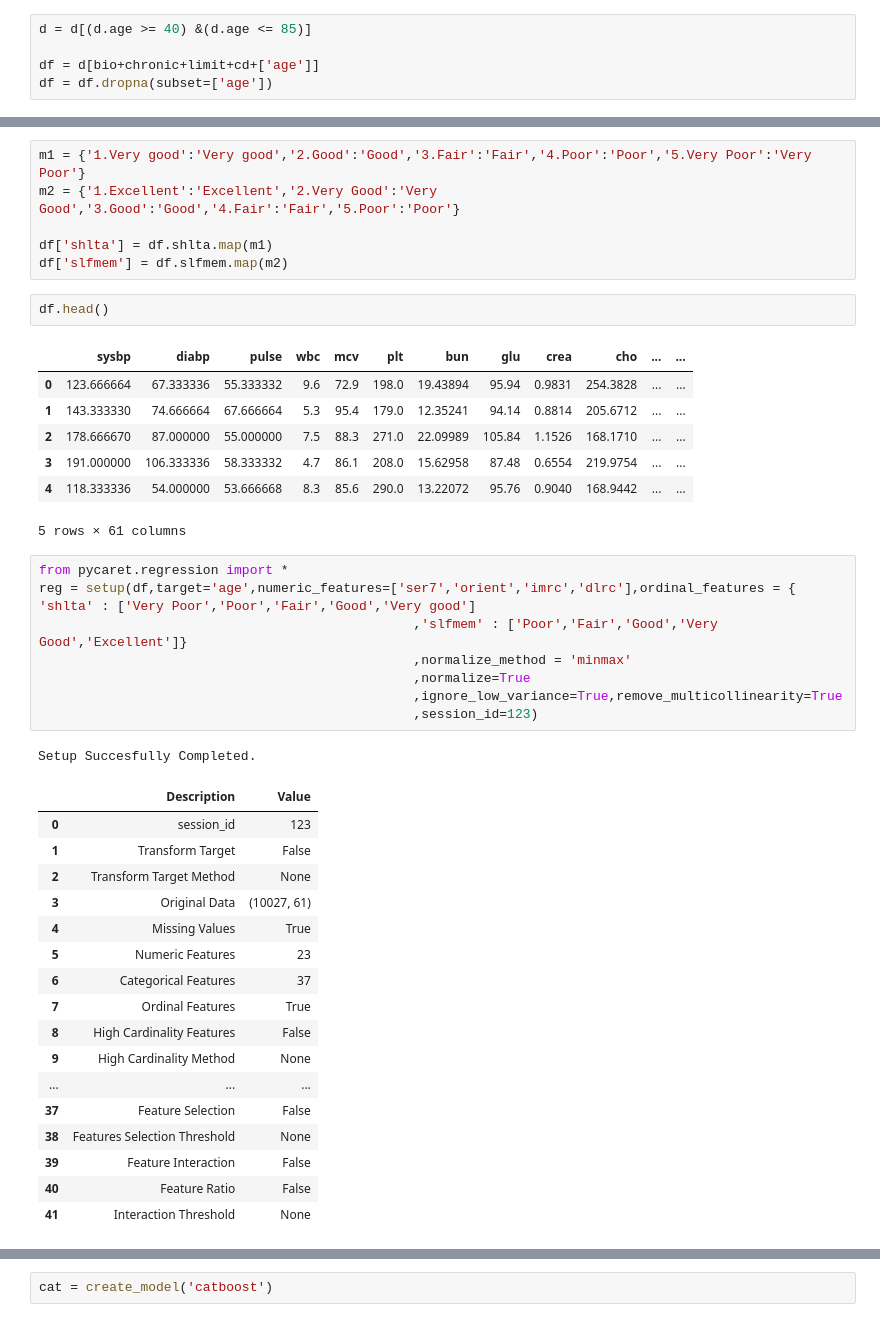
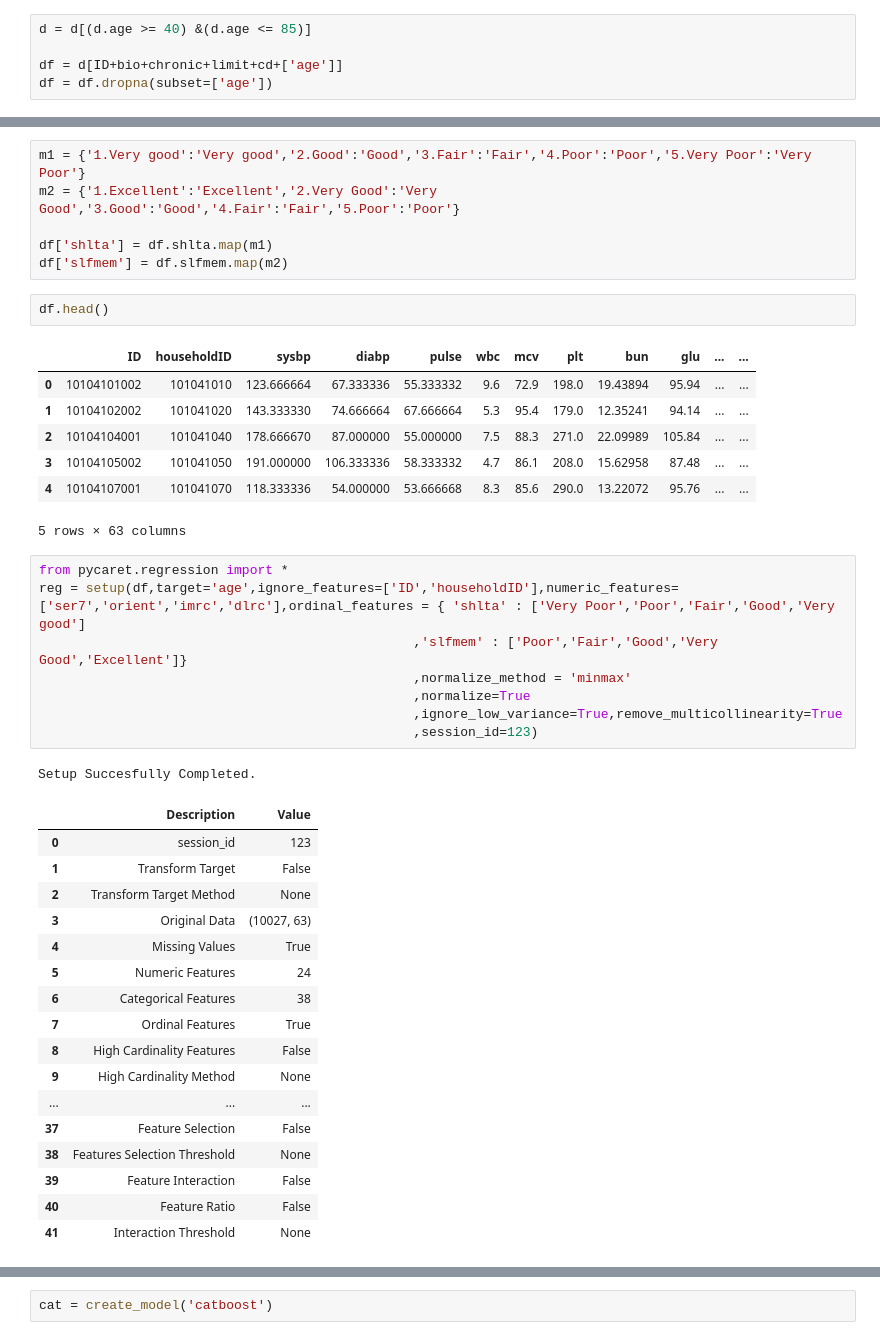
Before and after one commit to FoeinLove/DKU, a Jupyter notebook: task2(2020-10-13).ipynb, the cells around one changed output, grey strips where cells are left out. Cells and saved outputs as stored; diff of their text form.

```diff
--- a/task2(2020-10-13).ipynb
+++ b/task2(2020-10-13).ipynb
@@ -58,7 +58,7 @@ cd = ['cesd10','shlta','slfmem','imrc','dlrc','ser7','orient','draw']
 # %%
 d = d[(d.age >= 40) &(d.age <= 85)]
 
-df = d[bio+chronic+limit+cd+['age']]
+df = d[ID+bio+chronic+limit+cd+['age']]
 df = df.dropna(subset=['age'])
 # %%
 df.shape
@@ -90,31 +91,31 @@ df['slfmem'] = df.slfmem.map(m2)
 # %%
 df.head()
 # %% [output]
-|  | sysbp | diabp | pulse | wbc | mcv | plt | bun | glu | crea | cho | ... | ... |
-| 0 | 123.666664 | 67.333336 | 55.333332 | 9.6 | 72.9 | 198.0 | 19.43894 | 95.94 | 0.9831 | 254.3828 | ... | ... |
-| 1 | 143.333330 | 74.666664 | 67.666664 | 5.3 | 95.4 | 179.0 | 12.35241 | 94.14 | 0.8814 | 205.6712 | ... | ... |
-| 2 | 178.666670 | 87.000000 | 55.000000 | 7.5 | 88.3 | 271.0 | 22.09989 | 105.84 | 1.1526 | 168.1710 | ... | ... |
-| 3 | 191.000000 | 106.333336 | 58.333332 | 4.7 | 86.1 | 208.0 | 15.62958 | 87.48 | 0.6554 | 219.9754 | ... | ... |
-| 4 | 118.333336 | 54.000000 | 53.666668 | 8.3 | 85.6 | 290.0 | 13.22072 | 95.76 | 0.9040 | 168.9442 | ... | ... |
+|  | ID | householdID | sysbp | diabp | pulse | wbc | mcv | plt | bun | glu | ... | ... |
+| 0 | 10104101002 | 101041010 | 123.666664 | 67.333336 | 55.333332 | 9.6 | 72.9 | 198.0 | 19.43894 | 95.94 | ... | ... |
+| 1 | 10104102002 | 101041020 | 143.333330 | 74.666664 | 67.666664 | 5.3 | 95.4 | 179.0 | 12.35241 | 94.14 | ... | ... |
+| 2 | 10104104001 | 101041040 | 178.666670 | 87.000000 | 55.000000 | 7.5 | 88.3 | 271.0 | 22.09989 | 105.84 | ... | ... |
+| 3 | 10104105002 | 101041050 | 191.000000 | 106.333336 | 58.333332 | 4.7 | 86.1 | 208.0 | 15.62958 | 87.48 | ... | ... |
+| 4 | 10104107001 | 101041070 | 118.333336 | 54.000000 | 53.666668 | 8.3 | 85.6 | 290.0 | 13.22072 | 95.76 | ... | ... |
-5 rows × 61 columns
+5 rows × 63 columns
 # %%
 from pycaret.regression import *
-reg = setup(df,target='age',numeric_features=['ser7','orient','imrc','dlrc'],ordinal_features = { 'shlta' : ['Very Poor','Poor','Fair','Good','Very good']
+reg = setup(df,target='age',ignore_features=['ID','householdID'],numeric_features=['ser7','orient','imrc','dlrc'],ordinal_features = { 'shlta' : ['Very Poor','Poor','Fair','Good','Very good']
                                                 ,'slfmem' : ['Poor','Fair','Good','Very Good','Excellent']}
                                                 ,normalize_method = 'minmax'
                                                 ,normalize=True
                                                 ,ignore_low_variance=True,remove_multicollinearity=True
                                                 ,session_id=123)
 # %% [output]
 Setup Succesfully Completed.
 |  | Description | Value |
 | 0 | session_id | 123 |
 | 1 | Transform Target | False |
 | 2 | Transform Target Method | None |
-| 3 | Original Data | (10027, 61) |
+| 3 | Original Data | (10027, 63) |
 | 4 | Missing Values | True |
-| 5 | Numeric Features | 23 |
-| 6 | Categorical Features | 37 |
+| 5 | Numeric Features | 24 |
+| 6 | Categorical Features | 38 |
 | 7 | Ordinal Features | True |
 | 8 | High Cardinality Features | False |
 | 9 | High Cardinality Method | None |
```
Also changed, not shown: parts of 14 cells of this notebook, 8 other files.
